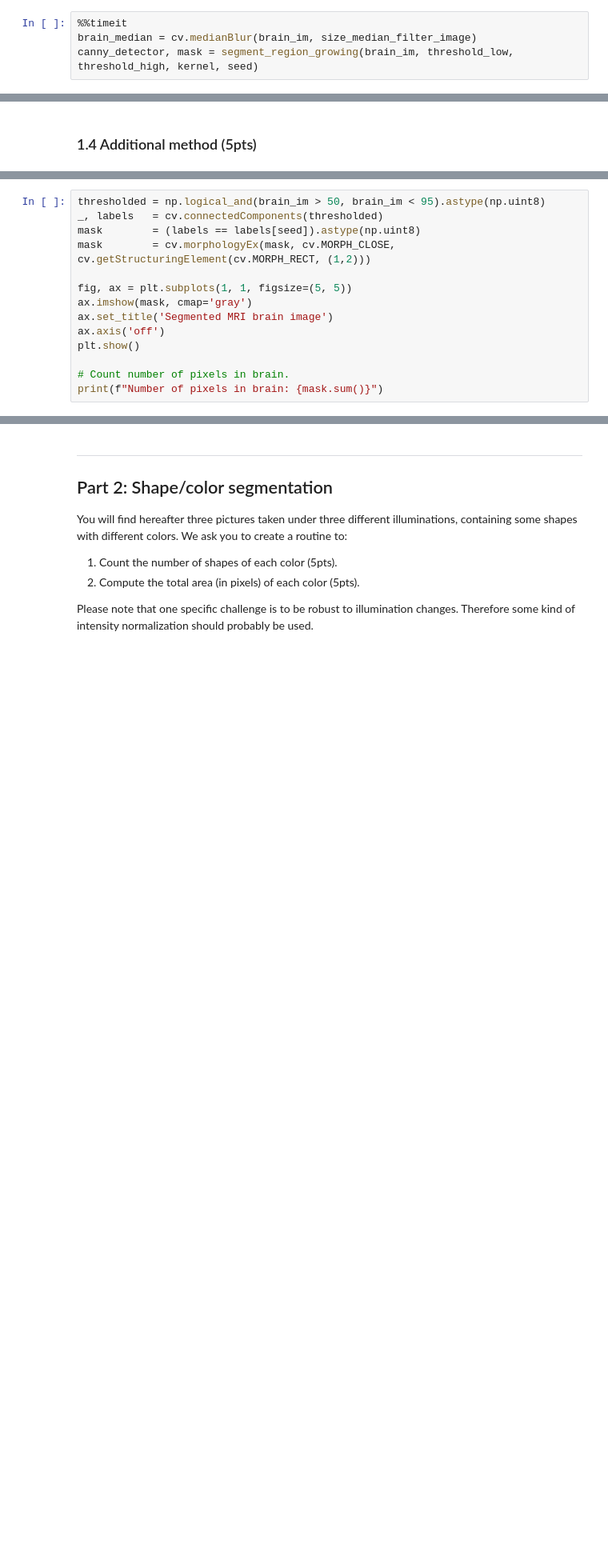
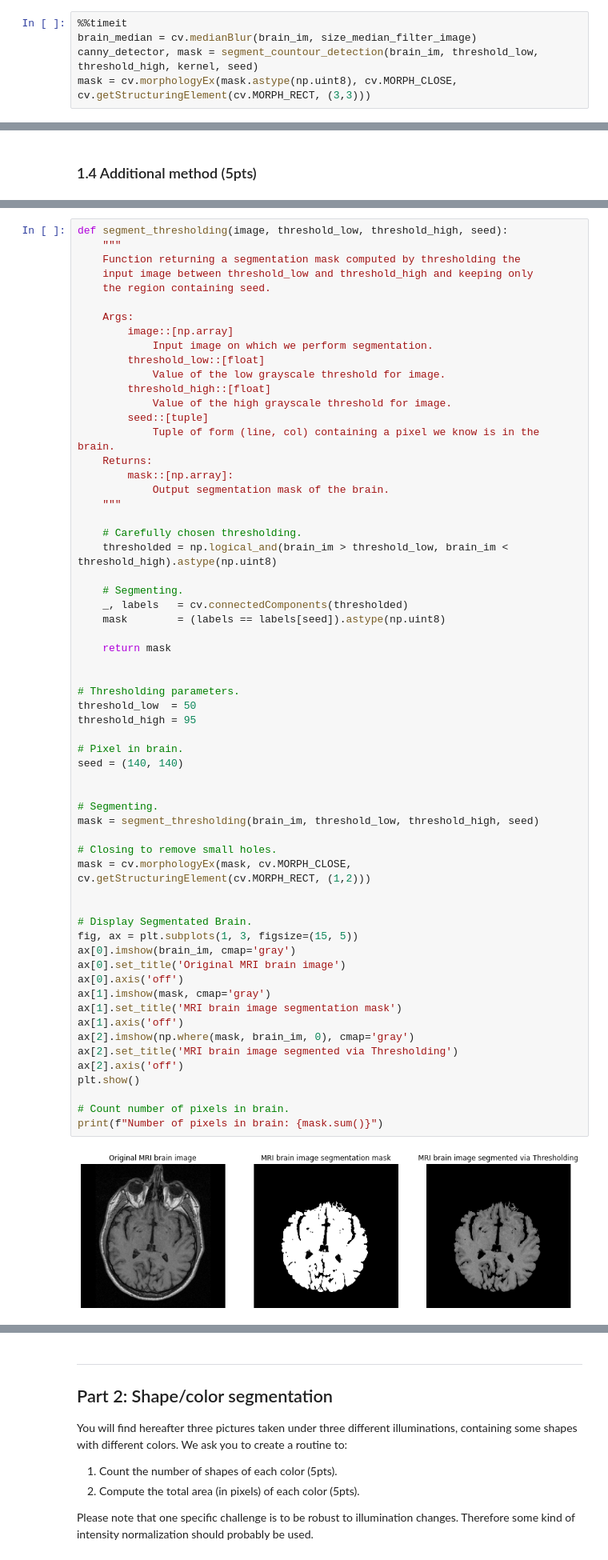
Before and after one commit to Andrea-Oliveri/Image-Processing-Assignements, a Jupyter notebook: Lab 1/lab_01_segmentation.ipynb, the cells around one changed output, grey strips where cells are left out. Shown at 80% size. Saved outputs shown, nothing was run; the diff lists cells and outputs as text; blank space fills up the shorter version.

```diff
--- a/Lab 1/lab_01_segmentation.ipynb
+++ b/Lab 1/lab_01_segmentation.ipynb
@@ -314,5 +319,6 @@ Number of pixels in brain: 15433
 # %%
 %%timeit
 brain_median = cv.medianBlur(brain_im, size_median_filter_image)
-canny_detector, mask = segment_region_growing(brain_im, threshold_low, threshold_high, kernel, seed)
+canny_detector, mask = segment_countour_detection(brain_im, threshold_low, threshold_high, kernel, seed)
+mask = cv.morphologyEx(mask.astype(np.uint8), cv.MORPH_CLOSE, cv.getStructuringElement(cv.MORPH_RECT, (3,3)))
 # %% [output]
@@ -338,14 +337,0 @@ plt.bar(range(0,256), histogram)
-# %%
-thresholded = np.logical_and(brain_im > 50, brain_im < 95).astype(np.uint8)
-_, labels   = cv.connectedComponents(thresholded)
-mask        = (labels == labels[seed]).astype(np.uint8)
-mask        = cv.morphologyEx(mask, cv.MORPH_CLOSE, cv.getStructuringElement(cv.MORPH_RECT, (1,2)))
-
-fig, ax = plt.subplots(1, 1, figsize=(5, 5))
-ax.imshow(mask, cmap='gray')
-ax.set_title('Segmented MRI brain image')
-ax.axis('off')
-plt.show()
-
-# Count number of pixels in brain.
-print(f"Number of pixels in brain: {mask.sum()}")
@@ -354,0 +338,63 @@ Number of pixels in brain: 16734
+# %%
+def segment_thresholding(image, threshold_low, threshold_high, seed):
+    """
+    Function returning a segmentation mask computed by thresholding the
+    input image between threshold_low and threshold_high and keeping only
+    the region containing seed.
+
+    Args:
+        image::[np.array]
+            Input image on which we perform segmentation.
+        threshold_low::[float]
+            Value of the low grayscale threshold for image.
+        threshold_high::[float]
+            Value of the high grayscale threshold for image.
+        seed::[tuple]
+            Tuple of form (line, col) containing a pixel we know is in the brain.
+    Returns:
+        mask::[np.array]:
+            Output segmentation mask of the brain.
+    """
+
+    # Carefully chosen thresholding.
+    thresholded = np.logical_and(brain_im > threshold_low, brain_im < threshold_high).astype(np.uint8)
+
+    # Segmenting.
+    _, labels   = cv.connectedComponents(thresholded)
+    mask        = (labels == labels[seed]).astype(np.uint8)
+
+    return mask
+
+
+# Thresholding parameters.
+threshold_low  = 50
+threshold_high = 95
+
+# Pixel in brain.
+seed = (140, 140)
+
+
+# Segmenting.
+mask = segment_thresholding(brain_im, threshold_low, threshold_high, seed)
+
+# Closing to remove small holes.
+mask = cv.morphologyEx(mask, cv.MORPH_CLOSE, cv.getStructuringElement(cv.MORPH_RECT, (1,2)))
+
+
+# Display Segmentated Brain.
+fig, ax = plt.subplots(1, 3, figsize=(15, 5))
+ax[0].imshow(brain_im, cmap='gray')
+ax[0].set_title('Original MRI brain image')
+ax[0].axis('off')
+ax[1].imshow(mask, cmap='gray')
+ax[1].set_title('MRI brain image segmentation mask')
+ax[1].axis('off')
+ax[2].imshow(np.where(mask, brain_im, 0), cmap='gray')
+ax[2].set_title('MRI brain image segmented via Thresholding')
+ax[2].axis('off')
+plt.show()
+
+# Count number of pixels in brain.
+print(f"Number of pixels in brain: {mask.sum()}")
+# %% [output]
+[figure, added]
```
Also changed, not shown: parts of 12 cells of this notebook.
